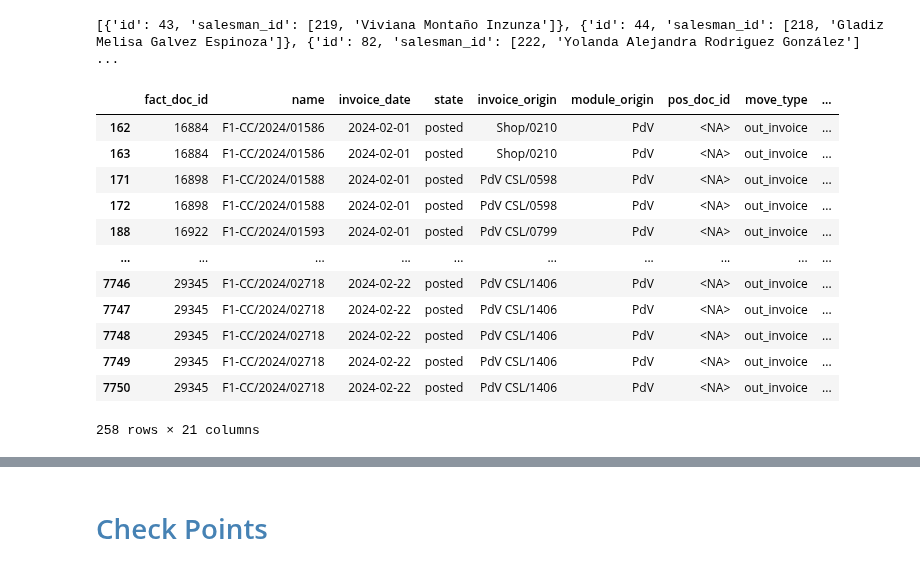
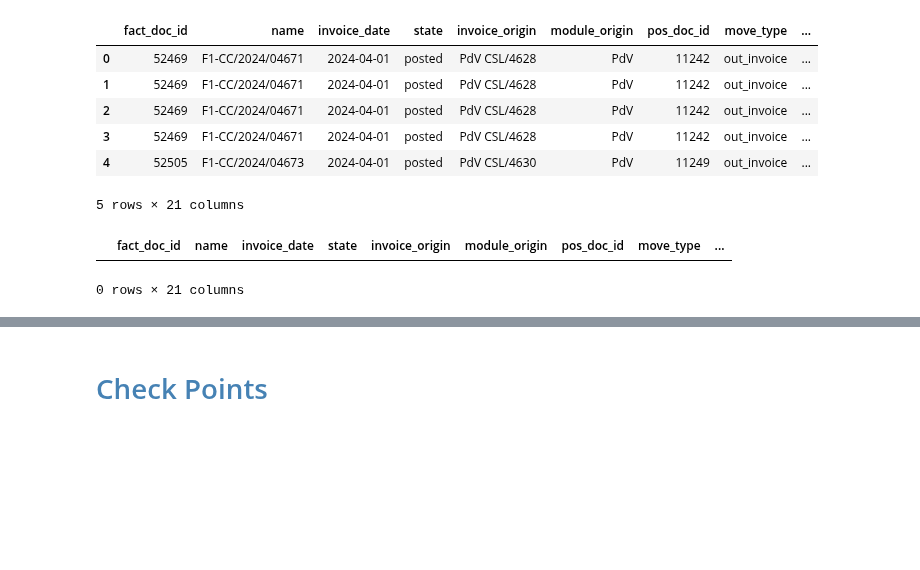
Before and after one commit to ecostichp/odoo_comisiones, a Jupyter notebook: algoritmo/beta_algoritmo_func.ipynb, the cells around one changed output, grey strips where cells are left out. Drawn from its saved outputs; the diff is of its cells as text; code cells hidden in the pictures; blank space fills up the shorter version.

Commit message:
Se terminó el algoritmo de precio. Falta corroborar datos con Odoo para proeder al algoritmo de costo.

```diff
--- a/algoritmo/beta_algoritmo_func.ipynb
+++ b/algoritmo/beta_algoritmo_func.ipynb
@@ -379,18 +379,29 @@ def complete_df_func(api_params: dict, fact_df: pd.DataFrame, pos_doc_equal_ids_
             complete_df.loc[complete_df['fact_line_id'] == fact_line_id_not_saleline[1].iloc[i], 'salesperson_id'] = complete_df.loc[(complete_df['fact_doc_id'] == reversed_entry_id_not_saleline[1].iloc[i]) & (complete_df['product_id'] == product_id_not_saleline[1].iloc[i]), 'salesperson_id'].iloc[0]
 
 
-    # Se complementa al campo 'salesperson_id' de las líneas restantes. No tienen un pos_doc_id y el 'invoice_origin' no está en los json. Ha que llamar a la api de nuevo.
-    # fact_line_id_not_saleline, pos_doc_names_not_sale_doc, product_id_not_sale_doc = complete_df.loc[complete_df['salesperson_id'].isna(), ['fact_line_id', 'invoice_origin', 'product_id']].items()
-    # for i in range(len(pos_doc_names_not_sale_doc[1])):
-    #     pos_line_not_found = models.execute_kw(api_db, uid, api_clave, 'pos.order.line', 'search', [["&", ("order_id.name", "=", pos_doc_names_not_sale_doc[1].iloc[i]), ("product_id", "=", int(product_id_not_sale_doc[1].iloc[i]))]])
-    #     saleperson_id = models.execute_kw(api_db, uid, api_clave, 'sale.order.line', 'read', [pos_line_not_found], {'fields': ['salesman_id']})
-    #     print(saleperson_id)
-    #     if saleperson_id:
-    #         complete_df.loc[complete_df['fact_line_id'] == fact_line_id_not_saleline[1].iloc[i], 'salesperson_id'] = saleperson_id[0]['salesman_id'][0]
+    # Se complementa al campo 'salesperson_id' de las líneas restantes. No tienen un pos_doc_id y el 'invoice_origin' no está en los json. Ha que llamar a la API_Odoo de nuevo.
+    pos_doc_names_not_sale_doc, product_id_not_sale_doc = complete_df.loc[complete_df['salesperson_id'].isna(), ['invoice_origin', 'product_id']].items()
+
+    pos_line_not_found_json = models.execute_kw(api_db, uid, api_clave, 'pos.order.line', 'search_read', [["&", ("order_id.name", "in", list(pos_doc_names_not_sale_doc[1])), ("product_id", "in", list(product_id_not_sale_doc[1].astype(int)))]], {'fields': ['order_id', 'product_id', 'sale_order_line_id']})
+
+    pos_line_not_found_ids = []
+    for pos in pos_line_not_found_json:
+        if pos['sale_order_line_id']:
+            pos_line_not_found_ids.append( pos['sale_order_line_id'][0])
+
+    sale_pos_line_not_found_json = models.execute_kw(api_db, uid, api_clave, 'sale.order.line', 'read', [pos_line_not_found_ids], {'fields': ['salesman_id']})
+
+    for i in range(len(pos_doc_names_not_sale_doc[1])):
+        for pos in pos_line_not_found_json:
+            if pos_doc_names_not_sale_doc[1].iloc[i] == pos['order_id'][1] and product_id_not_sale_doc[1].iloc[i] == pos['product_id'][0]:
+                for sale in sale_pos_line_not_found_json:
+                    if pos['sale_order_line_id']:
+                        if pos['sale_order_line_id'][0] == sale['id']:
+                            complete_df.loc[(complete_df['salesperson_id'].isna()) & (complete_df['invoice_origin'] == pos_doc_names_not_sale_doc[1].iloc[i]) & (complete_df['product_id'] == product_id_not_sale_doc[1].iloc[i]), 'salesperson_id'] = sale['id']
 
     return complete_df
 # %%
-def ventas_mes_df_func(mes: int, dias: None | list[int] = None, vendedor: None | int  = None) -> pd.DataFrame:
+def ventas_df_func(mes: int, dias: None | list[int] = None, vendedor: None | int  = None) -> pd.DataFrame:
     api_params = api_params_func()
     search_fact = search_fact_func(mes, dias, vendedor)
 
@@ -430,10 +419,0 @@ models = api_params['api_models']
-# %%
-pos_doc_names_not_sale_doc, product_id_not_sale_doc = complete_df.loc[complete_df['salesperson_id'].isna(), ['invoice_origin', 'product_id']].items()
-
-wep = product_id_not_sale_doc[1].astype(int)
-
-pos_line_not_found = models.execute_kw(api_db, uid, api_clave, 'pos.order.line', 'search', [["&", ("order_id.name", "in", list(pos_doc_names_not_sale_doc[1])), ("product_id", "in", list(wep))]])
-saleperson_id = models.execute_kw(api_db, uid, api_clave, 'sale.order.line', 'read', [pos_line_not_found], {'fields': ['salesman_id']})
-print(saleperson_id)
-# %% [output]
-[{'id': 43, 'salesman_id': [219, 'Viviana Montaño Inzunza']}, {'id': 44, 'salesman_id': [218, 'Gladiz Melisa Galvez Espinoza']}, {'id': 82, 'salesman_id': [222, 'Yolanda Alejandra Rodriguez González'] ...
@@ -440,16 +424,25 @@ print(saleperson_id)
+# %%
+ventas_enero = ventas_df_func(1)
+ventas_febrero = ventas_df_func(2)
+ventas_marzo = ventas_df_func(3)
+ventas_abril = ventas_df_func(4)
+ventas_1a3_abril = ventas_df_func(4, [1,3])
+ventas_abril_reyna = ventas_df_func(4, vendedor=212)
+ventas_1a3_abril_sandra = ventas_df_func(4, [1,3], 214)
+# %%
+wep = ventas_abril_reyna
+# %%
+wep.head()
+# %% [output]
+|  | fact_doc_id | name | invoice_date | state | invoice_origin | module_origin | pos_doc_id | move_type | ... |
+| 0 | 52469 | F1-CC/2024/04671 | 2024-04-01 | posted | PdV CSL/4628 | PdV | 11242 | out_invoice | ... |
+| 1 | 52469 | F1-CC/2024/04671 | 2024-04-01 | posted | PdV CSL/4628 | PdV | 11242 | out_invoice | ... |
+| 2 | 52469 | F1-CC/2024/04671 | 2024-04-01 | posted | PdV CSL/4628 | PdV | 11242 | out_invoice | ... |
+| 3 | 52469 | F1-CC/2024/04671 | 2024-04-01 | posted | PdV CSL/4628 | PdV | 11242 | out_invoice | ... |
+| 4 | 52505 | F1-CC/2024/04673 | 2024-04-01 | posted | PdV CSL/4630 | PdV | 11249 | out_invoice | ... |
+5 rows × 21 columns
 # %%
-complete_df.loc[complete_df['salesperson_id'].isna()]
+wep.loc[wep['salesperson_id'].isna()]
 # %% [output]
 |  | fact_doc_id | name | invoice_date | state | invoice_origin | module_origin | pos_doc_id | move_type | ... |
-| 162 | 16884 | F1-CC/2024/01586 | 2024-02-01 | posted | Shop/0210 | PdV | <NA> | out_invoice | ... |
-| 163 | 16884 | F1-CC/2024/01586 | 2024-02-01 | posted | Shop/0210 | PdV | <NA> | out_invoice | ... |
-| 171 | 16898 | F1-CC/2024/01588 | 2024-02-01 | posted | PdV CSL/0598 | PdV | <NA> | out_invoice | ... |
-| 172 | 16898 | F1-CC/2024/01588 | 2024-02-01 | posted | PdV CSL/0598 | PdV | <NA> | out_invoice | ... |
-| 188 | 16922 | F1-CC/2024/01593 | 2024-02-01 | posted | PdV CSL/0799 | PdV | <NA> | out_invoice | ... |
-| ... | ... | ... | ... | ... | ... | ... | ... | ... | ... |
-| 7746 | 29345 | F1-CC/2024/02718 | 2024-02-22 | posted | PdV CSL/1406 | PdV | <NA> | out_invoice | ... |
-| 7747 | 29345 | F1-CC/2024/02718 | 2024-02-22 | posted | PdV CSL/1406 | PdV | <NA> | out_invoice | ... |
-| 7748 | 29345 | F1-CC/2024/02718 | 2024-02-22 | posted | PdV CSL/1406 | PdV | <NA> | out_invoice | ... |
-| 7749 | 29345 | F1-CC/2024/02718 | 2024-02-22 | posted | PdV CSL/1406 | PdV | <NA> | out_invoice | ... |
-| 7750 | 29345 | F1-CC/2024/02718 | 2024-02-22 | posted | PdV CSL/1406 | PdV | <NA> | out_invoice | ... |
-258 rows × 21 columns
+0 rows × 21 columns
```
Also changed, not shown: parts of 6 cells of this notebook, 6 other files.
